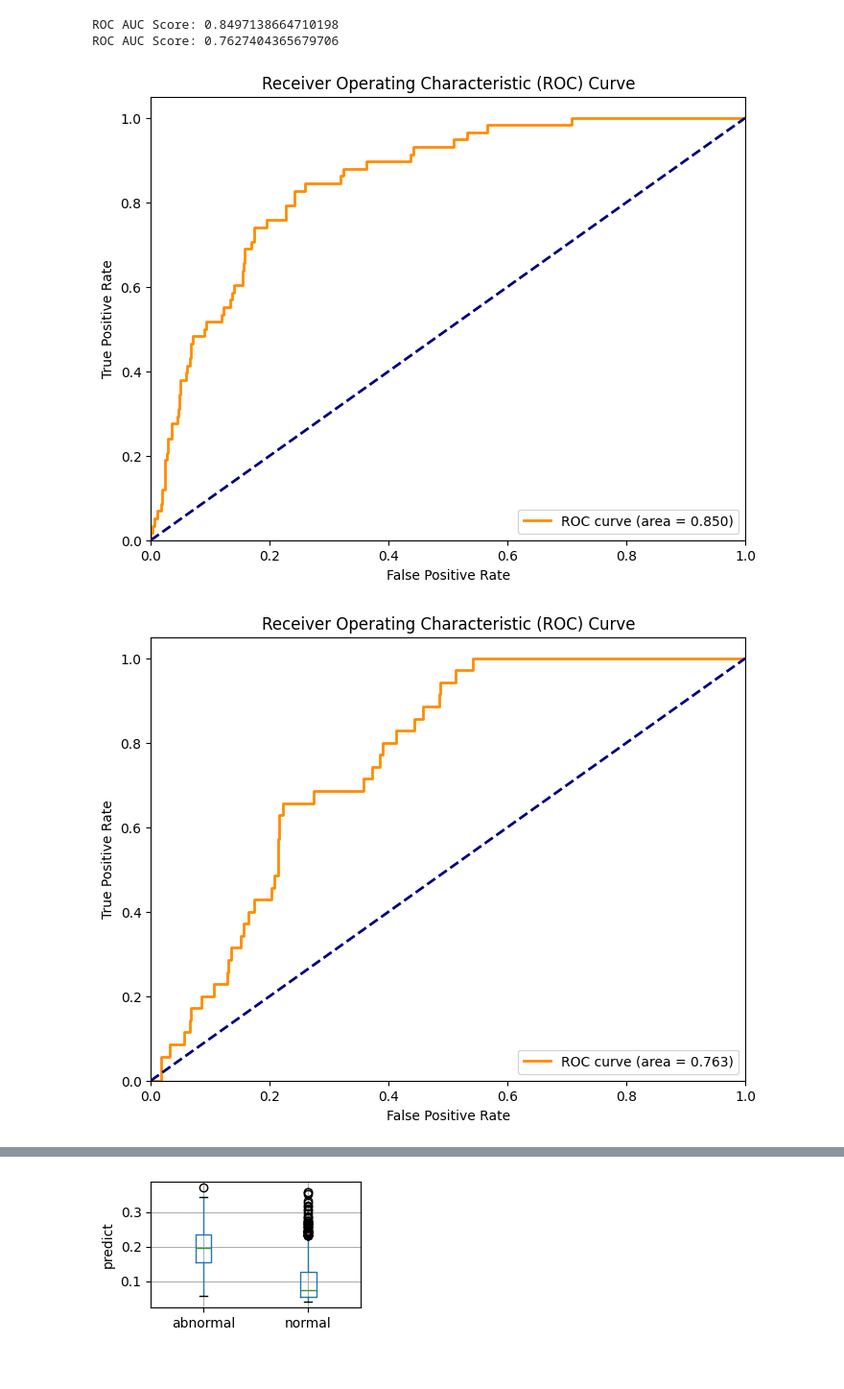
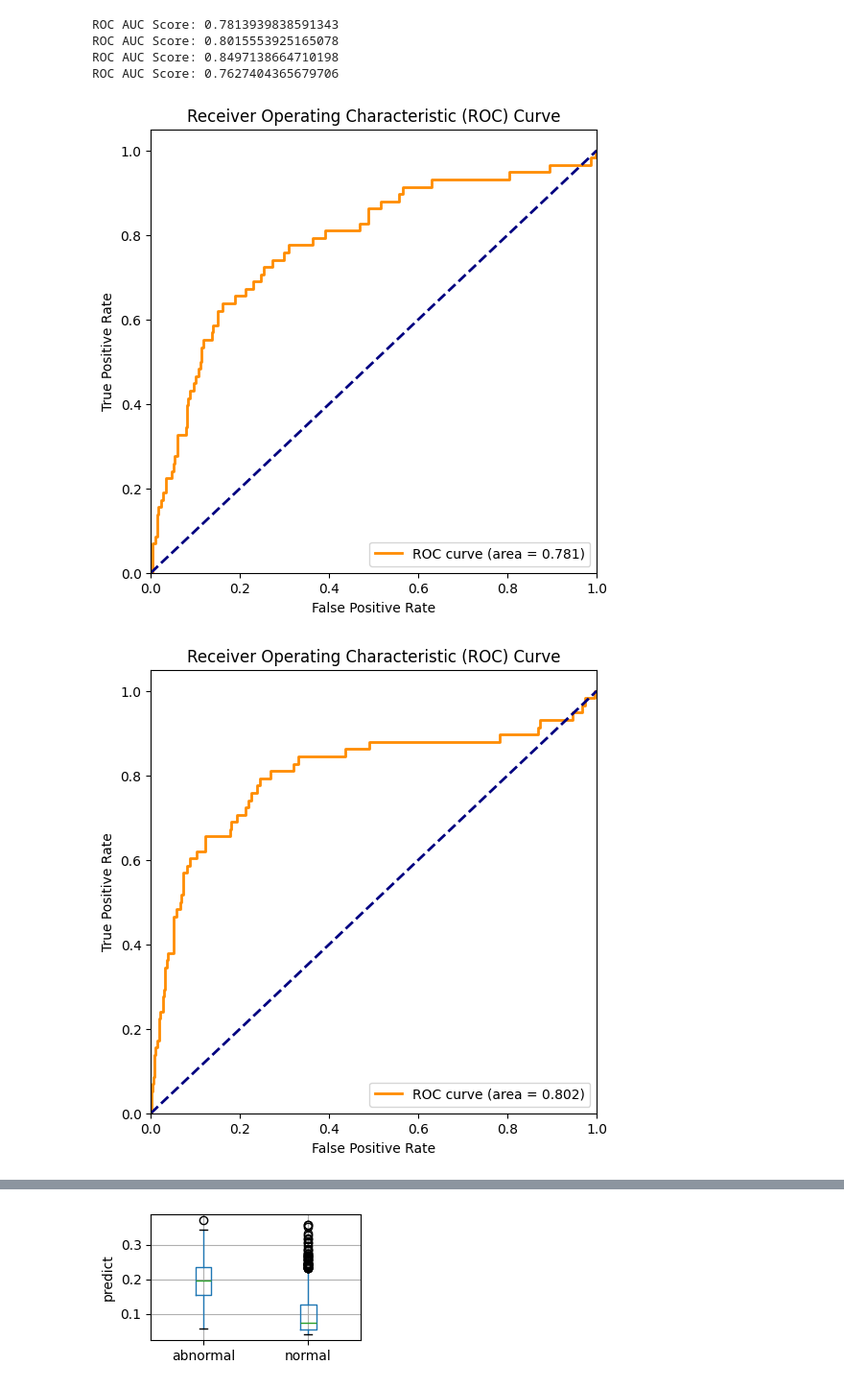
Before and after one commit to LMH0066/Effristor, a Jupyter notebook: ivf/task/analyse/analyse.ipynb, the cells around one changed output, grey strips where cells are left out. Shown at 96% size. Cells and saved outputs as stored; diff of their text form; code cells hidden in the pictures.

```diff
--- a/ivf/task/analyse/analyse.ipynb
+++ b/ivf/task/analyse/analyse.ipynb
@@ -35,29 +50,33 @@ result
 # %%
 from sklearn.metrics import roc_auc_score, roc_curve
 
 
 def plot_roc_curve(predictions, filename):
     roc_auc = roc_auc_score(predictions["targets"], predictions["predictions"])
     print(f"ROC AUC Score: {roc_auc}")
     fpr, tpr, _ = roc_curve(predictions["targets"], predictions["predictions"])
 
-    plt.figure(figsize=(8, 6))
+    plt.figure(figsize=(6, 6))
     plt.plot(fpr, tpr, color='darkorange', lw=2,
                 label=f'ROC curve (area = {roc_auc:.3f})')
     plt.plot([0, 1], [0, 1], color='navy', lw=2, linestyle='--')
     plt.xlim([0.0, 1.0])
     plt.ylim([0.0, 1.05])
     plt.xlabel('False Positive Rate')
     plt.ylabel('True Positive Rate')
     plt.title('Receiver Operating Characteristic (ROC) Curve')
     plt.legend(loc="lower right")
 
     plt.savefig(filename, format="pdf", bbox_inches="tight")
 
+plot_roc_curve(pd.read_csv('./predictions.lr.csv'), "roc_curve.lr.pdf")
+plot_roc_curve(pd.read_csv('./predictions.hgb.csv'), "roc_curve.hgb.pdf")
 plot_roc_curve(pd.read_csv('./predictions.csv'), "roc_curve.validate.pdf")
 plot_roc_curve(pd.read_csv('./predictions.20250829.csv'), "roc_curve.20250829.pdf")
 # %% [output]
+ROC AUC Score: 0.7813939838591343
+ROC AUC Score: 0.8015553925165078
 ROC AUC Score: 0.8497138664710198
 ROC AUC Score: 0.7627404365679706
-[figure, old version]
+[figure, new version]
-[figure, old version]
+[figure, new version]
```
Also changed, not shown: parts of 17 cells of this notebook, 38 other files.
